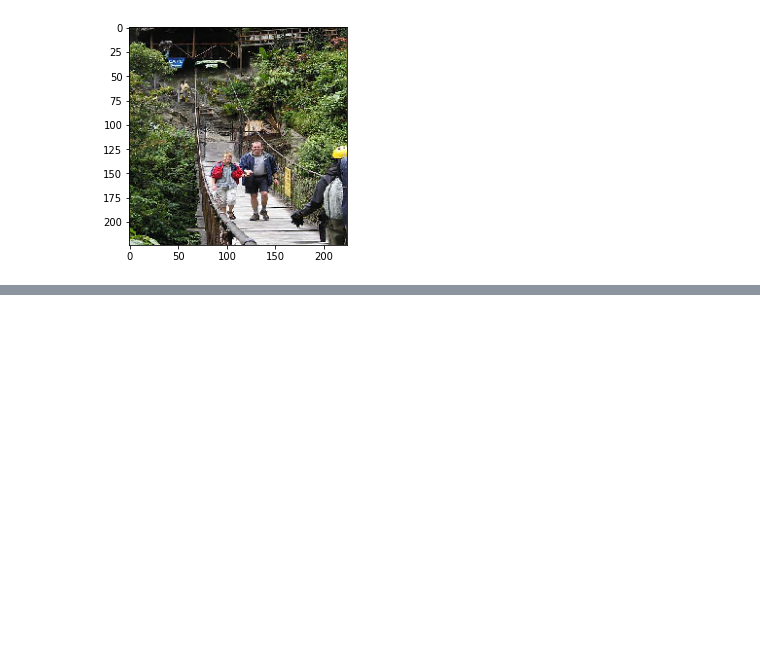
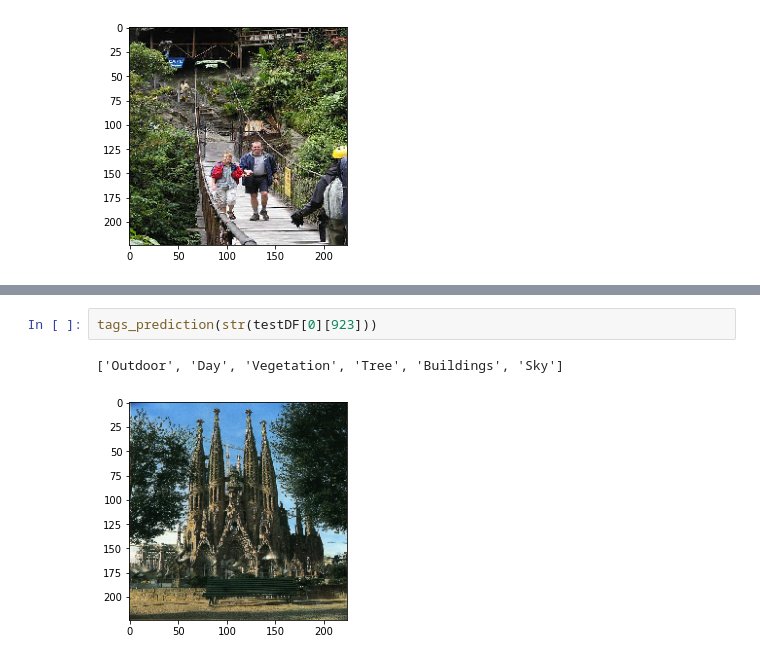
Before and after one commit to GuinaWeng/ML-project, a Jupyter notebook: Final_Project_Code.ipynb, the cells around one changed output, grey strips where cells are left out. Drawn from its saved outputs; the diff is of its cells as text; blank space fills up the shorter version.

```diff
--- a/Final_Project_Code.ipynb
+++ b/Final_Project_Code.ipynb
@@ -131,0 +142,5 @@ tags_prediction(str(testDF[0][14]))
+# %%
+tags_prediction(str(testDF[0][923]))
+# %% [output]
+['Outdoor', 'Day', 'Vegetation', 'Tree', 'Buildings', 'Sky']
+[figure, added]
```
Also changed, not shown: parts of 5 cells of this notebook.
